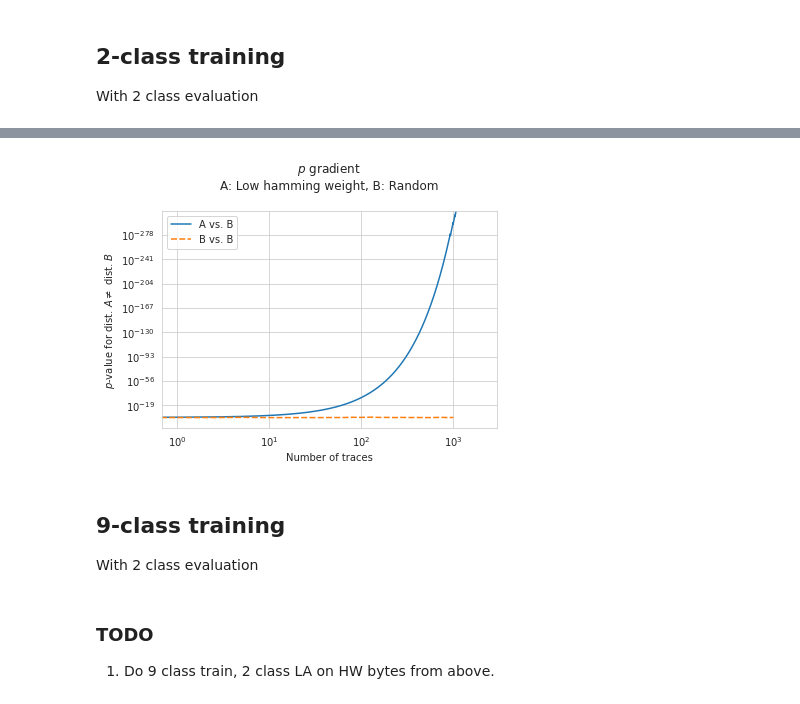
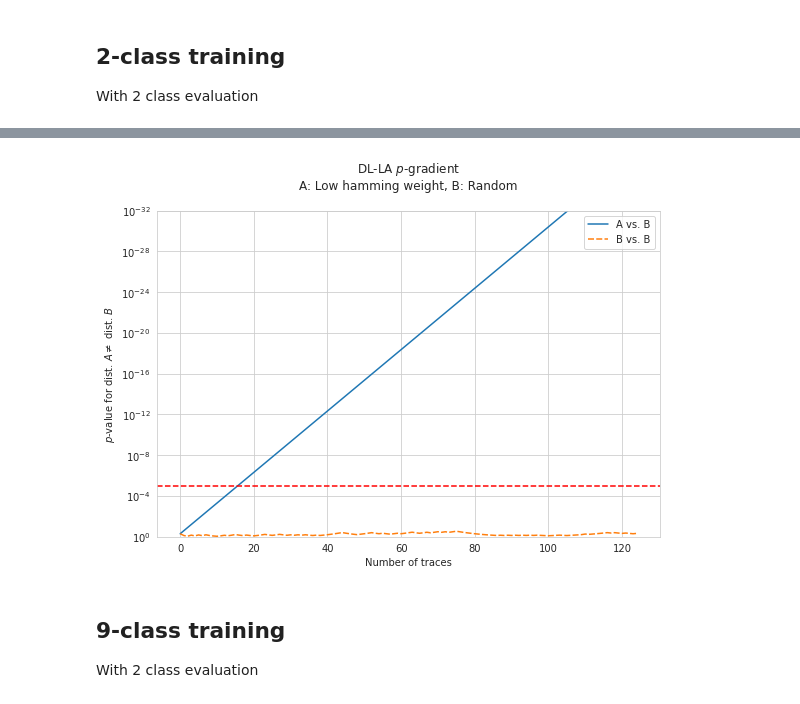
Before and after one commit to ccberg/LA, a Jupyter notebook: books/analysis/aisy.ipynb, the cells around one changed output, grey strips where cells are left out. Saved outputs shown, nothing was run; the diff lists cells and outputs as text; code cells hidden in the pictures.

```diff
--- a/books/analysis/aisy.ipynb
+++ b/books/analysis/aisy.ipynb
@@ -197,0 +213,3 @@ MODEL_AB = get_mini_model(AB_PREP)
+# %%
+AB_DLLA_PAPER = prepare_dlla(*labelize((A5, B5)))
+MODEL_AB = make_mlp_paper(*AB_DLLA_PAPER)
@@ -198,4 +227,4 @@ MODEL_AB = get_mini_model(AB_PREP)
 # %%
-BB_PREP = prepare_dlla(*random_divide(B5))
-MODEL_BB = get_mini_model(BB_PREP)
+BB_DLLA_PAPER = prepare_dlla(*labelize(random_divide(B5)))
+MODEL_BB = make_mlp_paper(*BB_DLLA_PAPER)
 # %% [output]
@@ -235,7 +279,10 @@ def binomial_test(validation_size, num_correct):
 
     return p_value
 
-def dlla_p_gradient(model: Model, x_attack: np.array, y_attack: np.array):
+def dlla_p_gradient_paper(model: Model, x_attack: np.array, y_attack: np.array):
+    """
+    Retrieves a p-gradient from applying the trained model on the attack trace set.
+    """
     total = 0
     total_correct = 0
     res = []
@@ -252,7 +296,11 @@ DLLA_PG_BB = dlla_p_gradient(MODEL_BB, *BB_PREP[2:])
+# %%
+AB_PG_PAPER = dlla_p_gradient_paper(MODEL_AB, *AB_DLLA_PAPER[2:])
+BB_PG_PAPER = dlla_p_gradient_paper(MODEL_BB, *BB_DLLA_PAPER[2:])
 # %%
-plot_p_gradient({"A vs. B": DLLA_PG_AB, "B vs. B": DLLA_PG_BB}, f"$p$ gradient\n{TITLE}")
+large_figure()
+plot_p_gradient({"A vs. B": AB_PG_PAPER, "B vs. B": BB_PG_PAPER}, f"DL-LA $p$-gradient\n{TITLE}", MAX_TRACES)
 # %% [output]
-[figure, old version]
+[figure, new version]
 # %% [markdown]
 ## 9-class training
 
@@ -267,6 +315,3 @@ def hw_byte(plaintexts: np.array, keys: np.array, aes_round=4, target_byte=2):
     return states[:, aes_round, target_byte]
 
 HAMMING_WEIGHTS = cache_np(F'aisy/hw_r5_b3', hw_byte, PLAINTEXT, KEY)
-# %% [markdown]
-### TODO
-1. Do 9 class train, 2 class LA on HW bytes from above.
```
Also changed, not shown: parts of 34 cells of this notebook, 1 other file.
